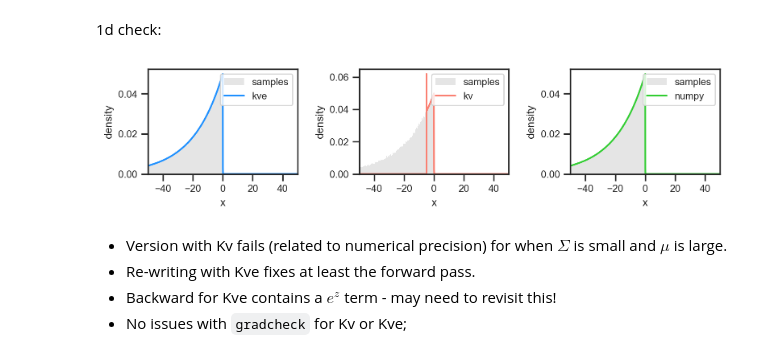
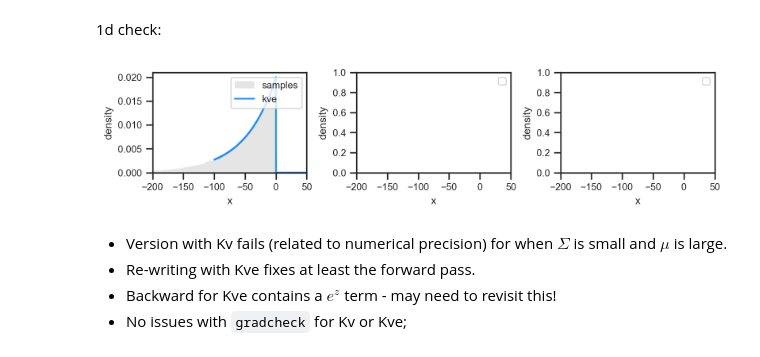
Before and after one commit to AllenInstitute/txtox, a Jupyter notebook: notebooks/16_gal.ipynb, the cells around one changed output. Cells and saved outputs as stored; diff of their text form; code cells hidden in the pictures.

```diff
--- a/notebooks/16_gal.ipynb
+++ b/notebooks/16_gal.ipynb
@@ -245,32 +245,32 @@ def get_2d_densities(X, num_bins, bin_range):
 # %%
 f, ax = plt.subplots(1, 3, figsize=(8, 2))
 
-mu = torch.as_tensor([-20.0])
+mu = torch.as_tensor([-50.0])
 loc = torch.as_tensor([-0.0])
-sigma = torch.as_tensor([[1.0]])
+sigma = torch.as_tensor([[0.1]])
 X = sample_gal(500000, loc, mu, sigma)
 grid = torch.linspace(-100, 100, 10000)[:, None]
 
 probs_numpy = np.exp(get_gal_log_likelihood_numpy(grid.numpy(), loc.numpy(), mu.numpy(), sigma.numpy()))
 probs_kve = torch.exp(get_gal_log_likelihood_kve(grid, loc, mu, sigma))
 probs_kv = torch.exp(get_gal_likelihood_kv(grid, loc, mu, sigma))
 
 ax[0].hist(X, 2000, density=True, facecolor="gray", edgecolor="None", alpha=0.2, label="samples")
 ax[0].plot(grid, probs_kve, c="dodgerblue", label="kve")
 
-ax[1].hist(X, 2000, density=True, facecolor="gray", edgecolor="None", alpha=0.2, label="samples")
-ax[1].plot(grid, probs_kv, c="salmon", label="kv")
+# ax[1].hist(X, 2000, density=True, facecolor="gray", edgecolor="None", alpha=0.2, label="samples")
+# ax[1].plot(grid, probs_kv, c="salmon", label="kv")
 
-ax[2].hist(X, 2000, density=True, facecolor="gray", edgecolor="None", alpha=0.2, label="samples")
-ax[2].plot(grid, probs_numpy, c="limegreen", label="numpy")
+# ax[2].hist(X, 2000, density=True, facecolor="gray", edgecolor="None", alpha=0.2, label="samples")
+# ax[2].plot(grid, probs_numpy, c="limegreen", label="numpy")
 
 for axs in ax:
-    axs.set(xlim=(-50, 50), xlabel="x", ylabel="density")
+    axs.set(xlim=(-200, 50), xlabel="x", ylabel="density")
     axs.legend(loc="upper right")
 plt.tight_layout()
 plt.show()
 # %% [output]
-[figure, old version]
+[figure, new version]
 # %% [markdown]
  - Version with Kv fails (related to numerical precision) for when $\Sigma$ is small and $\mu$ is large.
  - Re-writing with Kve fixes at least the forward pass.
```
Also changed, not shown: 3 other files.
